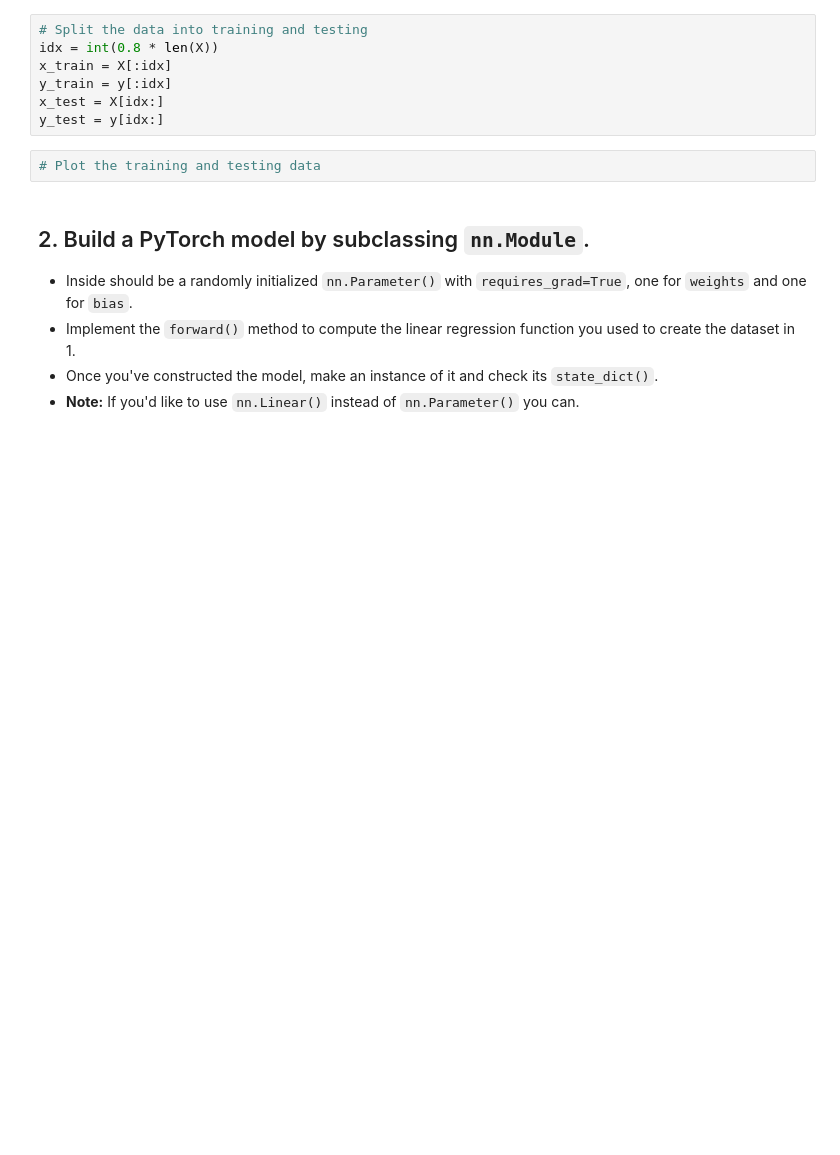
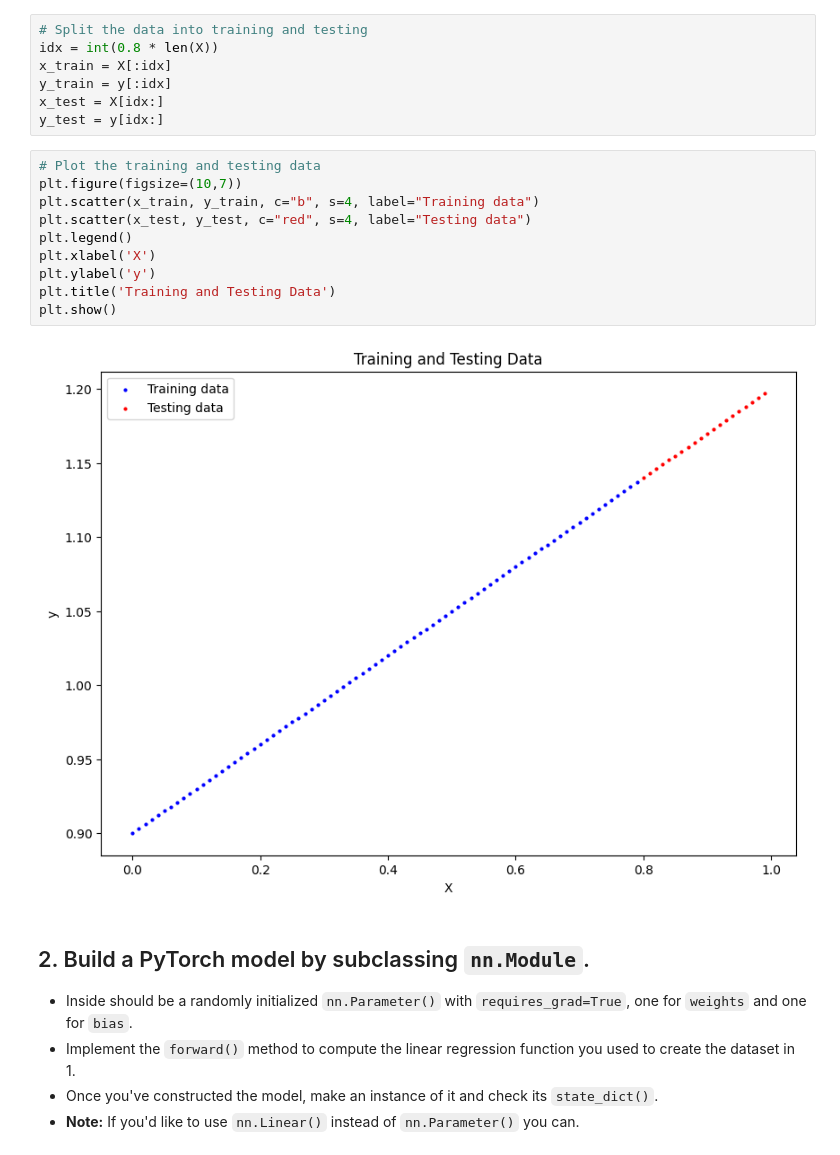
Before and after one commit to Dpops98/pytorch-deep-learning, a Jupyter notebook: extras/exercises/01_pytorch_workflow_exercises.ipynb, the cells around one changed output. Cells and saved outputs as stored; diff of their text form; blank space fills up the shorter version.

```diff
--- a/extras/exercises/01_pytorch_workflow_exercises.ipynb
+++ b/extras/exercises/01_pytorch_workflow_exercises.ipynb
@@ -82,8 +83,18 @@ x_train = X[:idx]
 y_train = y[:idx]
 x_test = X[idx:]
 y_test = y[idx:]
-# %%
-# Plot the training and testing data
+# %%
+# Plot the training and testing data
+plt.figure(figsize=(10,7))
+plt.scatter(x_train, y_train, c="b", s=4, label="Training data")
+plt.scatter(x_test, y_test, c="red", s=4, label="Testing data")
+plt.legend()
+plt.xlabel('X')
+plt.ylabel('y')
+plt.title('Training and Testing Data')
+plt.show()
+# %% [output]
+[figure, added]
 # %% [markdown]
 ## 2. Build a PyTorch model by subclassing `nn.Module`.
   * Inside should be a randomly initialized `nn.Parameter()` with `requires_grad=True`, one for `weights` and one for `bias`.
```
Also changed, not shown: parts of 1 cell of this notebook.
